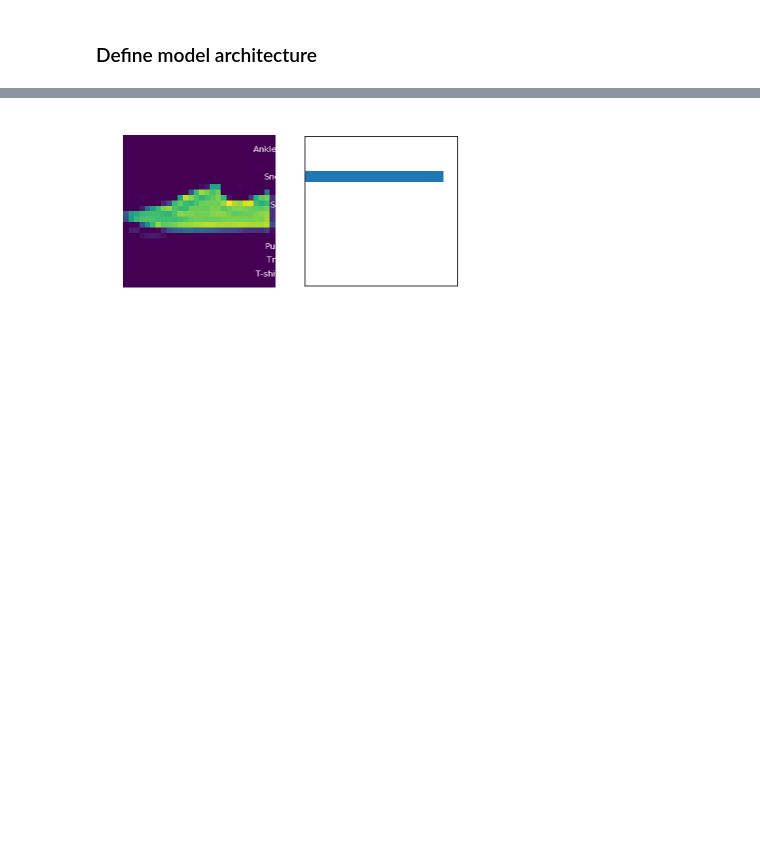
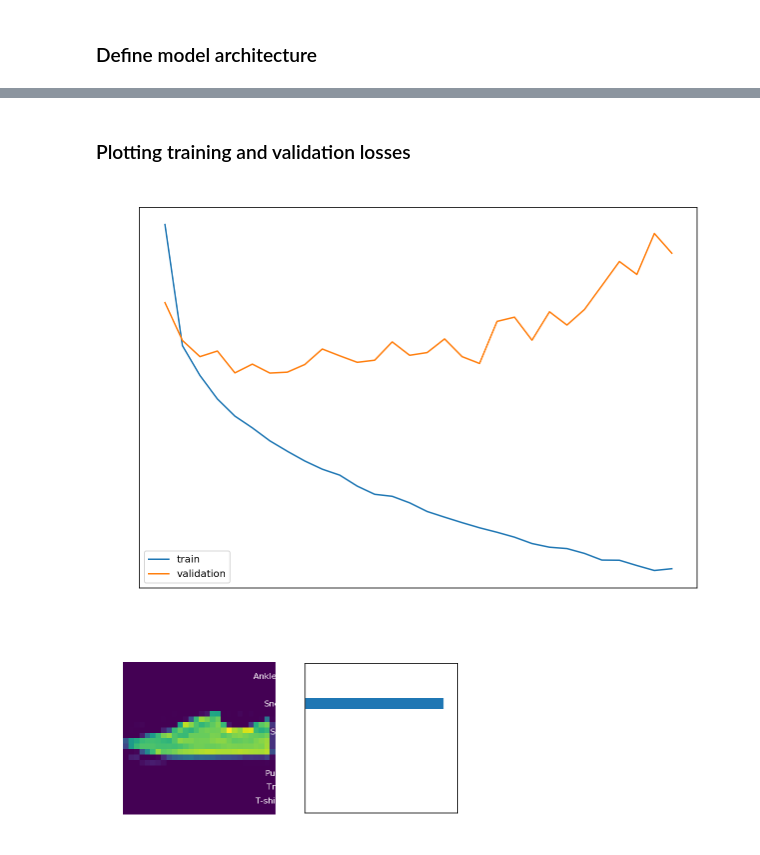
Before and after one commit to rachit221195/fashionMNIST-classification, a Jupyter notebook: src/fashion-MNIST-classification.ipynb, the cells around one changed output, grey strips where cells are left out. Saved outputs shown, nothing was run; the diff lists cells and outputs as text; code cells hidden in the pictures; blank space fills up the shorter version.

Commit message:
added validation for the model and comarison of training and validation losses with epochs

```diff
--- a/src/fashion-MNIST-classification.ipynb
+++ b/src/fashion-MNIST-classification.ipynb
@@ -48,4 +50,4 @@ model = nn.Sequential(
 )
 
 criterion = nn.NLLLoss()
-optimizer = optim.Adam(model.parameters(), lr=0.01)
+optimizer = optim.Adam(model.parameters(), lr=0.001)
@@ -52,24 +56,31 @@ optimizer = optim.Adam(model.parameters(), lr=0.01)
 # %%
-epochs = 5
+epochs = 30
+
+training_losses = []
+validation_losses = []
 
 for e in range(epochs):
     running_loss = 0
+    test_loss = 0
     for images, labels in trainloader:
-
         optimizer.zero_grad()
-
         images = images.view(images.shape[0], -1)
-
         output = model(images)
+#         log_output = torch.exp(output)
         loss = criterion(output, labels)
-
         loss.backward()
-
         optimizer.step()
-
         running_loss+=loss.item()
 
     else:
-        print("The training loss for {}/{} epoch \
-              is: {}".format(e+1, epochs, running_loss/len(trainloader)))
+        training_losses.append(running_loss/len(trainloader))
+        with torch.no_grad():
+            for test_images, test_labels in testloader:
+                test_images = test_images.view(test_images.shape[0], -1)
+                test_output = model(test_images)
+                loss = criterion(test_output, test_labels)
+                test_loss+=loss.item()
+            else:
+                validation_losses.append(test_loss/len(testloader))
+                print("Epoch {}/{}: Training loss: {}  ....  Validation loss: {}".format(e+1, epochs, running_loss/len(trainloader),test_loss/len(testloader) ))
 # %% [output]
@@ -85 +104,15 @@ import utils
+# %% [markdown]
+### Plotting training and validation losses
+# %%
+with plt.rc_context({'xtick.color':'white', 'ytick.color':'white'}):
+    plt.figure(figsize=(10,7))
+    a = plt.plot(range(epochs), training_losses)
+    b = plt.plot(range(epochs), validation_losses)
+    plt.title("Comparing losses as they evolve", color='white')
+    plt.xlabel('Epoch', color='white')
+    plt.ylabel('Running loss', color='white')
+    plt.legend(['train', 'validation'])
+    plt.show()
+# %% [output]
+[figure, added]
 # %%
```
Also changed, not shown: parts of 6 cells of this notebook.
